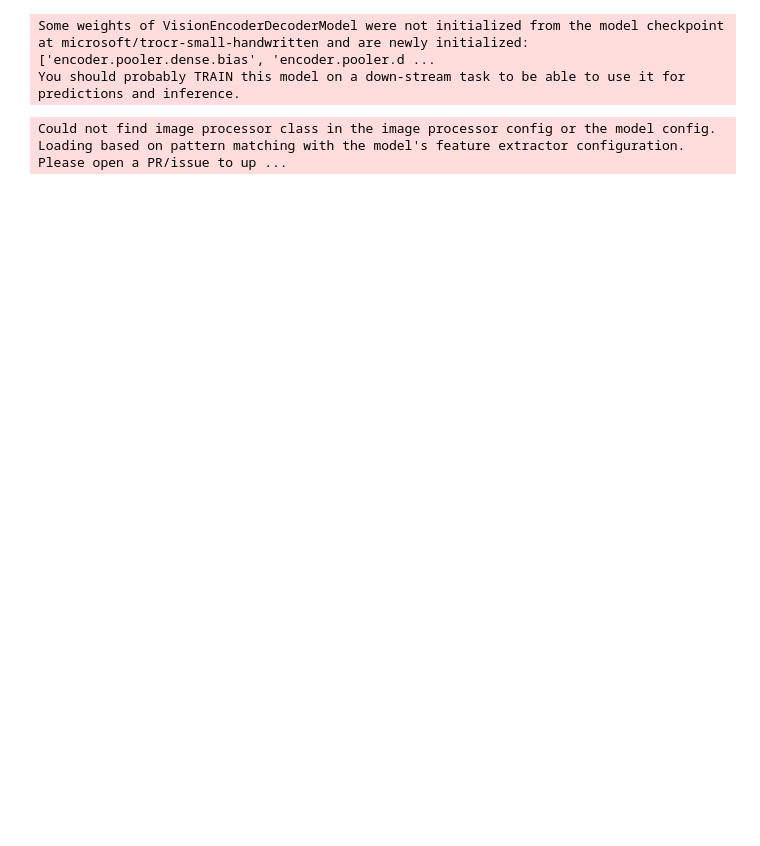
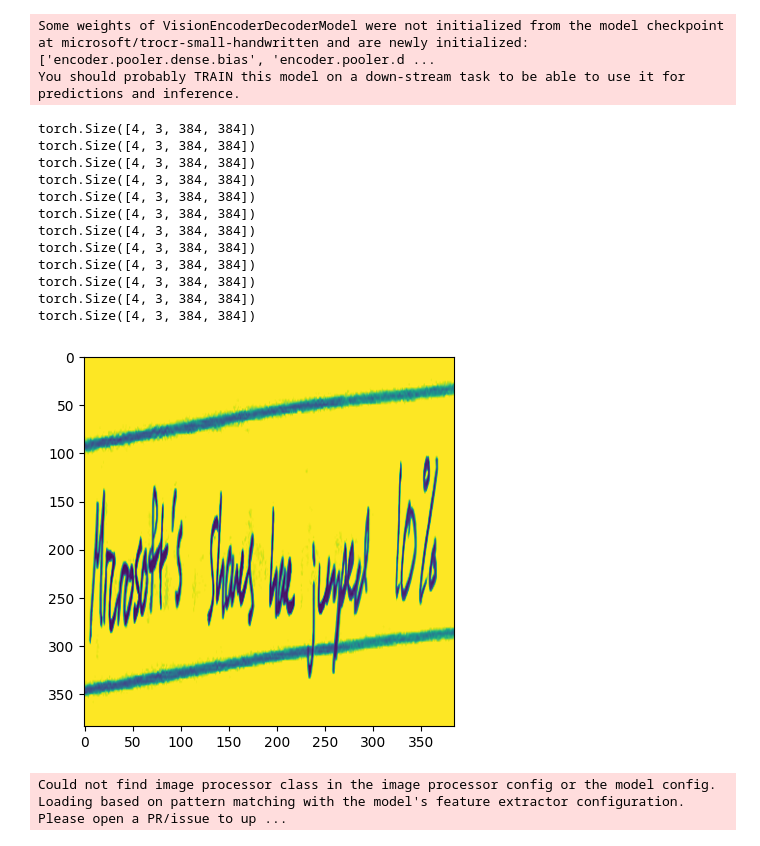
Before and after one commit to mtzig/badwriting_OCR, a Jupyter notebook: finetune_alex_augmented.ipynb, the cells around one changed output. Drawn from its saved outputs; the diff is of its cells as text; code cells hidden in the pictures; blank space fills up the shorter version.

```diff
--- a/finetune_alex_augmented.ipynb
+++ b/finetune_alex_augmented.ipynb
@@ -40,9 +40,41 @@ transforms = v2.Compose([
+# %%
+random_rotation = v2.RandomRotation(10)
+gaussian_blur = v2.GaussianBlur(kernel_size=3)
+
+probability = 0.1
+
+transforms = v2.Compose([
+    v2.RandomApply([random_rotation], p=probability),
+    v2.RandomApply([gaussian_blur], p=probability)
+])
 # %%
-train_dataloader,eval_dataloader = model_utils.get_dataloaders(dataset_type='a', transform=transforms)
+batch_size=4
+train_dataloader,eval_dataloader = model_utils.get_dataloaders(dataset_type='a', transform=transforms, batch_size=batch_size)
 model = model_utils.getModel(device)
 # %% [output]
 Some weights of VisionEncoderDecoderModel were not initialized from the model checkpoint at microsoft/trocr-small-handwritten and are newly initialized: ['encoder.pooler.dense.bias', 'encoder.pooler.d ...
 You should probably TRAIN this model on a down-stream task to be able to use it for predictions and inference.
+# %%
+import matplotlib.pyplot as plt
+for batch in train_dataloader:
+  tensor = batch['pixel_values']
+  for i in range(batch_size):
+    plt.imshow(tensor[i][0])
+  print(tensor.shape)
+# %% [output]
+torch.Size([4, 3, 384, 384])
+torch.Size([4, 3, 384, 384])
+torch.Size([4, 3, 384, 384])
+torch.Size([4, 3, 384, 384])
+torch.Size([4, 3, 384, 384])
+torch.Size([4, 3, 384, 384])
+torch.Size([4, 3, 384, 384])
+torch.Size([4, 3, 384, 384])
+torch.Size([4, 3, 384, 384])
+torch.Size([4, 3, 384, 384])
+torch.Size([4, 3, 384, 384])
+torch.Size([4, 3, 384, 384])
+[figure, added]
 # %%
 from transformers import TrOCRProcessor
 import pandas as pd
```
Also changed, not shown: parts of 5 cells of this notebook.
